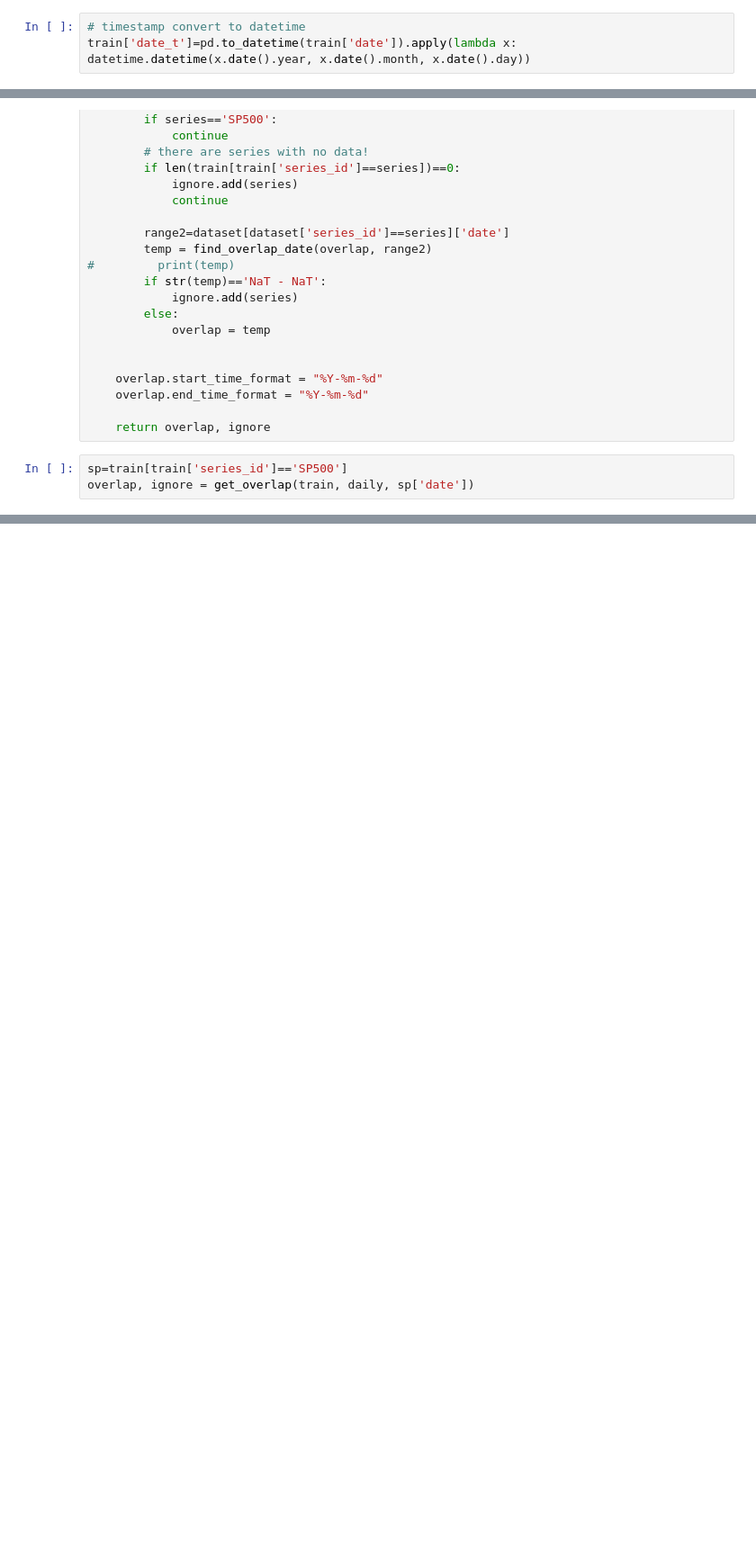
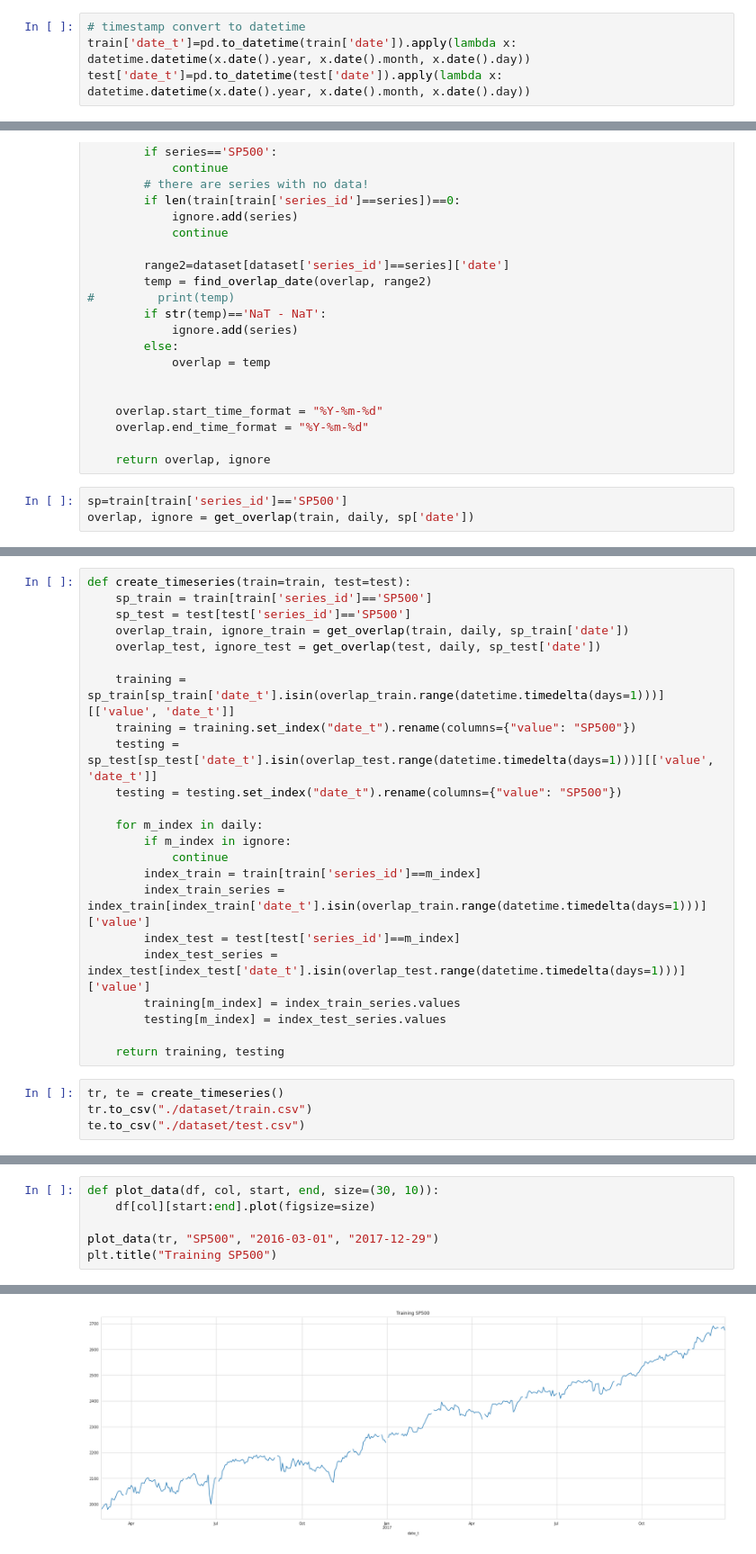
Before and after one commit to JoviZSZ/SP500-index-Prediction, a Jupyter notebook: main.ipynb, the cells around one changed output, grey strips where cells are left out. Shown: that part at 90% size. Saved outputs shown, nothing was run; the diff lists cells and outputs as text; blank space fills up the shorter version.

```diff
--- a/main.ipynb
+++ b/main.ipynb
@@ -41,6 +74,7 @@ dtype: object
 # %%
 # timestamp convert to datetime
 train['date_t']=pd.to_datetime(train['date']).apply(lambda x: datetime.datetime(x.date().year, x.date().month, x.date().day))
+test['date_t']=pd.to_datetime(test['date']).apply(lambda x: datetime.datetime(x.date().year, x.date().month, x.date().day))
 # %%
 train.head()
 # %% [output]
@@ -117,0 +140,27 @@ len(sp500_train)
+# %%
+def create_timeseries(train=train, test=test):
+    sp_train = train[train['series_id']=='SP500']
+    sp_test = test[test['series_id']=='SP500']
+    overlap_train, ignore_train = get_overlap(train, daily, sp_train['date'])
+    overlap_test, ignore_test = get_overlap(test, daily, sp_test['date'])
+
+    training = sp_train[sp_train['date_t'].isin(overlap_train.range(datetime.timedelta(days=1)))][['value', 'date_t']]
+    training = training.set_index("date_t").rename(columns={"value": "SP500"})
+    testing = sp_test[sp_test['date_t'].isin(overlap_test.range(datetime.timedelta(days=1)))][['value', 'date_t']]
+    testing = testing.set_index("date_t").rename(columns={"value": "SP500"})
+
+    for m_index in daily:
+        if m_index in ignore:
+            continue
+        index_train = train[train['series_id']==m_index]
+        index_train_series = index_train[index_train['date_t'].isin(overlap_train.range(datetime.timedelta(days=1)))]['value']
+        index_test = test[test['series_id']==m_index]
+        index_test_series = index_test[index_test['date_t'].isin(overlap_test.range(datetime.timedelta(days=1)))]['value']
+        training[m_index] = index_train_series.values
+        testing[m_index] = index_test_series.values
+
+    return training, testing
+# %%
+tr, te = create_timeseries()
+tr.to_csv("./dataset/train.csv")
+te.to_csv("./dataset/test.csv")
@@ -117,0 +177,7 @@ len(sp500_train)
+# %%
+def plot_data(df, col, start, end, size=(30, 10)):
+    df[col][start:end].plot(figsize=size)
+
+plot_data(tr, "SP500", "2016-03-01", "2017-12-29")
+plt.title("Training SP500")
+# %% [output]
@@ -117,0 +185 @@ len(sp500_train)
+[figure, added]
```
Also changed, not shown: parts of 20 cells of this notebook, 1 other file.
